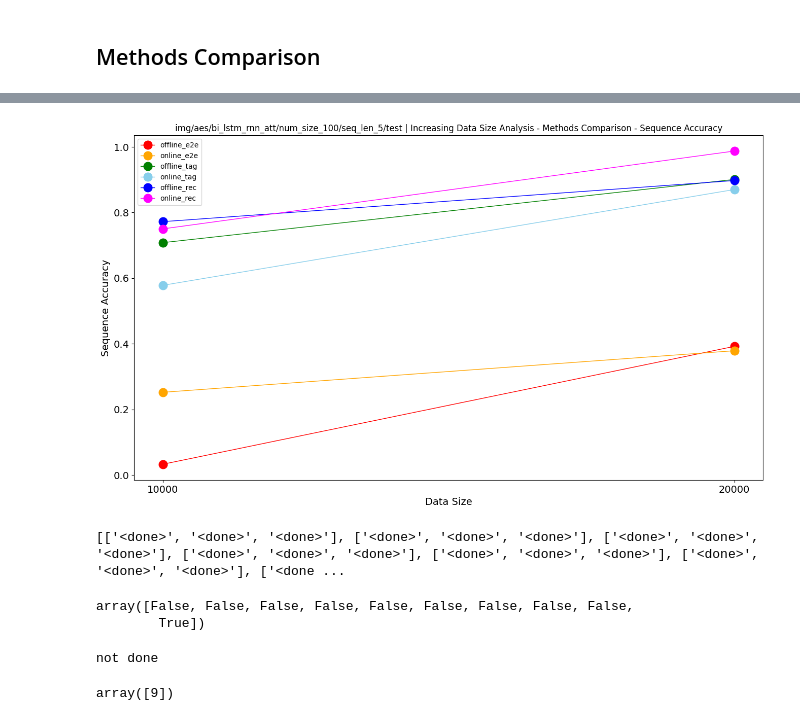
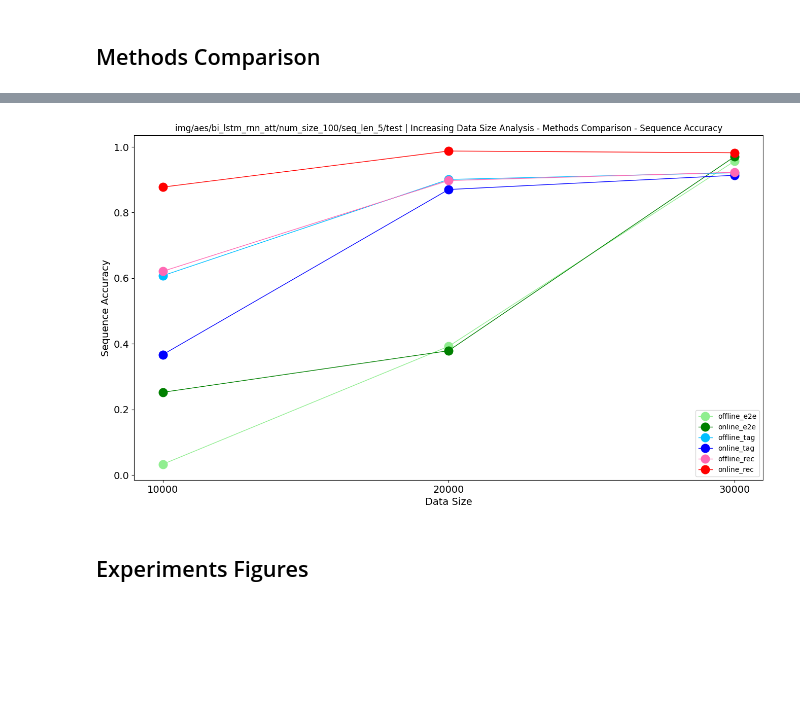
Before and after one commit to ShiningLab/Recurrent-Text-Editing, a Jupyter notebook: main/res/evaluation_plot.ipynb, the cells around one changed output, grey strips where cells are left out. Drawn from its saved outputs; the diff is of its cells as text; code cells hidden in the pictures; blank space fills up the shorter version.

```diff
--- a/main/res/evaluation_plot.ipynb
+++ b/main/res/evaluation_plot.ipynb
@@ -213,3 +223,6 @@ for c in candidates:
     key = LOG_PATH.format(c[0], c[1])
     criteria_list = [data[criteria] for data in data_dict[key]]
     criteria_dict[label] = criteria_list
+# %%
+for k in criteria_dict:
+    print(k, criteria_dict[k][-1])
@@ -249,14 +269,14 @@ candidates = [
     ['offline', 'rec'],
     ['online', 'rec']
 ]
-# aes, aor, aec
-data_src = 'aes'
+# aor, aes, aec
+data_src = 'aec'
 model_name = 'bi_lstm_rnn_att'
 seq_len = 5
 data_size = 10000
-min_num_size = 100
-max_num_size = 300
-interval_num_size = 50
+min_num_size = 10
+max_num_size = 50
+interval_num_size = 10
 val_or_test = 'test' # val, test
 # %%
 # define path for end2end
@@ -348,13 +372,13 @@ candidates = [
     ['offline', 'rec'],
     ['online', 'rec']
 ]
-# aes, aor, aec
+# aor, aes, aec
 data_src = 'aor'
 model_name = 'bi_lstm_rnn_att'
 num_size = 10
 data_size = 50000
 min_seq_len = 5
-max_seq_len = 10
+max_seq_len = 9
 interval_seq_len = 1
 val_or_test = 'test' # val, test
 # %%
@@ -458,7 +482,7 @@ model_name = 'bi_lstm_rnn_att'
 num_size = 100
 seq_len = 5
 min_data_size = 10000
-max_data_size = 20000
+max_data_size = 30000
 interval_data_size = 10000
 val_or_test = 'test' # val, test
 # %%
@@ -516,52 +546,28 @@ print(criteria_dict)
 # %%
-colors = ['red', 'orange', 'green', 'skyblue', 'blue', 'magenta', 'purple']
+colors = ['lightgreen', 'g', 'deepskyblue', 'b', 'hotpink', 'r']
 save_path = os.path.join(
     'img',
     '{}'.format(data_src),
     model_name,
     'num_size_{}'.format(num_size),
     'seq_len_{}'.format(seq_len),
     val_or_test)
 
 if not os.path.exists(save_path): os.makedirs(save_path)
 
 title = 'Increasing Data Size Analysis - Methods Comparison - {}'.format(criteria)
 
 show_plot(
     data_dict=criteria_dict,
     colors=colors,
     title=title,
     xlabel='Data Size',
     ylabel=criteria,
     save_path=save_path,
     xticks=range(min_data_size, max_data_size+1, interval_data_size),
     marker=True
 )
 # %% [output]
-[figure, old version]
+[figure, new version]
-# %%
-import numpy as np
-
-y = ['<done>']*3
-ys = [y for i in range(9)]
-ys.append(['<delete>', '<pos_1>', '<done>'])
-print(ys)
-# %% [output]
-[['<done>', '<done>', '<done>'], ['<done>', '<done>', '<done>'], ['<done>', '<done>', '<done>'], ['<done>', '<done>', '<done>'], ['<done>', '<done>', '<done>'], ['<done>', '<done>', '<done>'], ['<done ...
-# %%
-mask = ~(np.array(ys) == '<done>').all(axis=-1)
-mask
-# %% [output]
-array([False, False, False, False, False, False, False, False, False,
-        True])
-# %%
-if not mask.any():
-    print('done')
-else:
-    print('not done')
-# %% [output]
-not done
-# %%
-np.arange(10)[mask]
-# %% [output]
-array([9])
+# %% [markdown]
+## Experiments Figures
```
Also changed, not shown: parts of 56 cells of this notebook, 21 other files.
